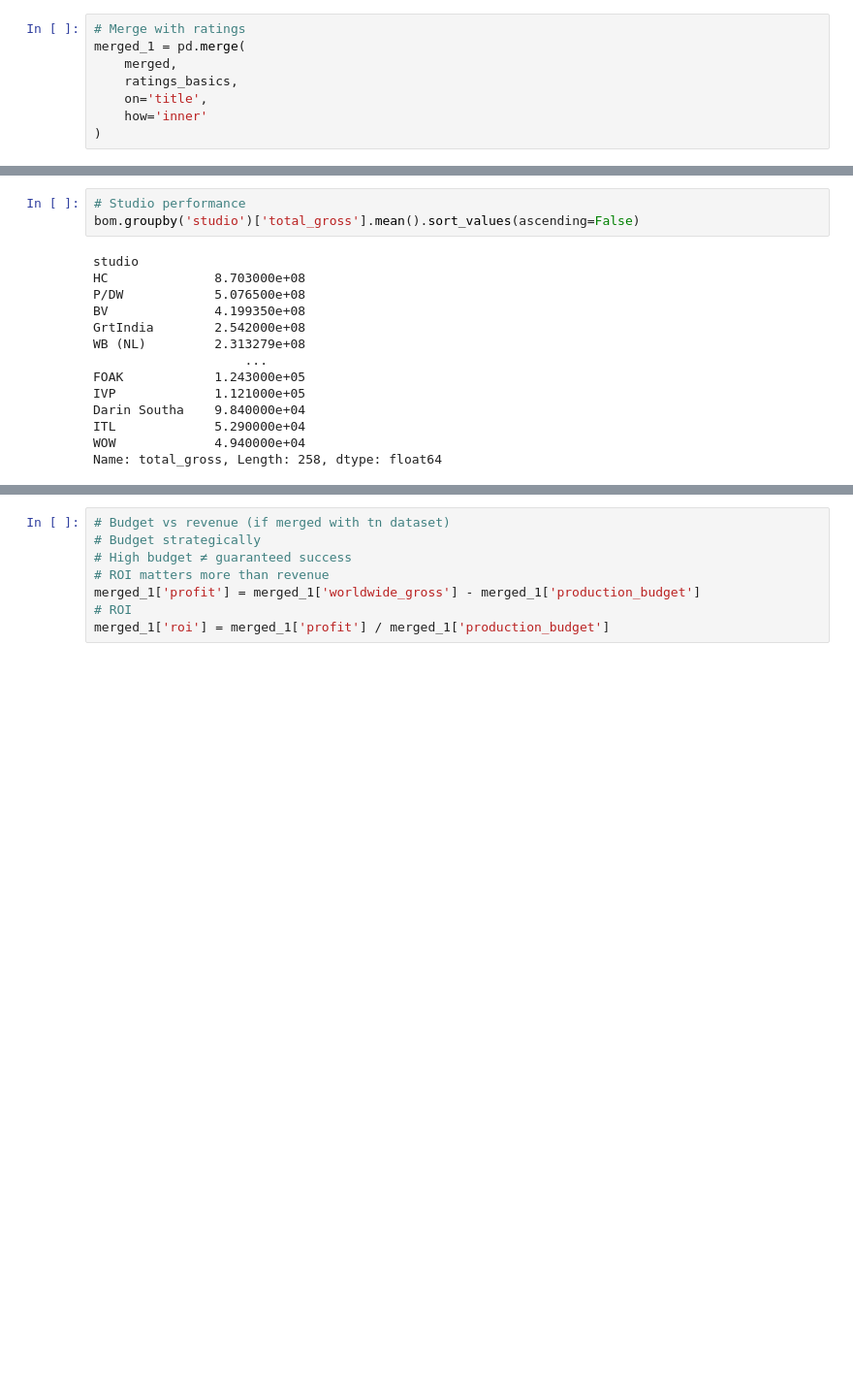
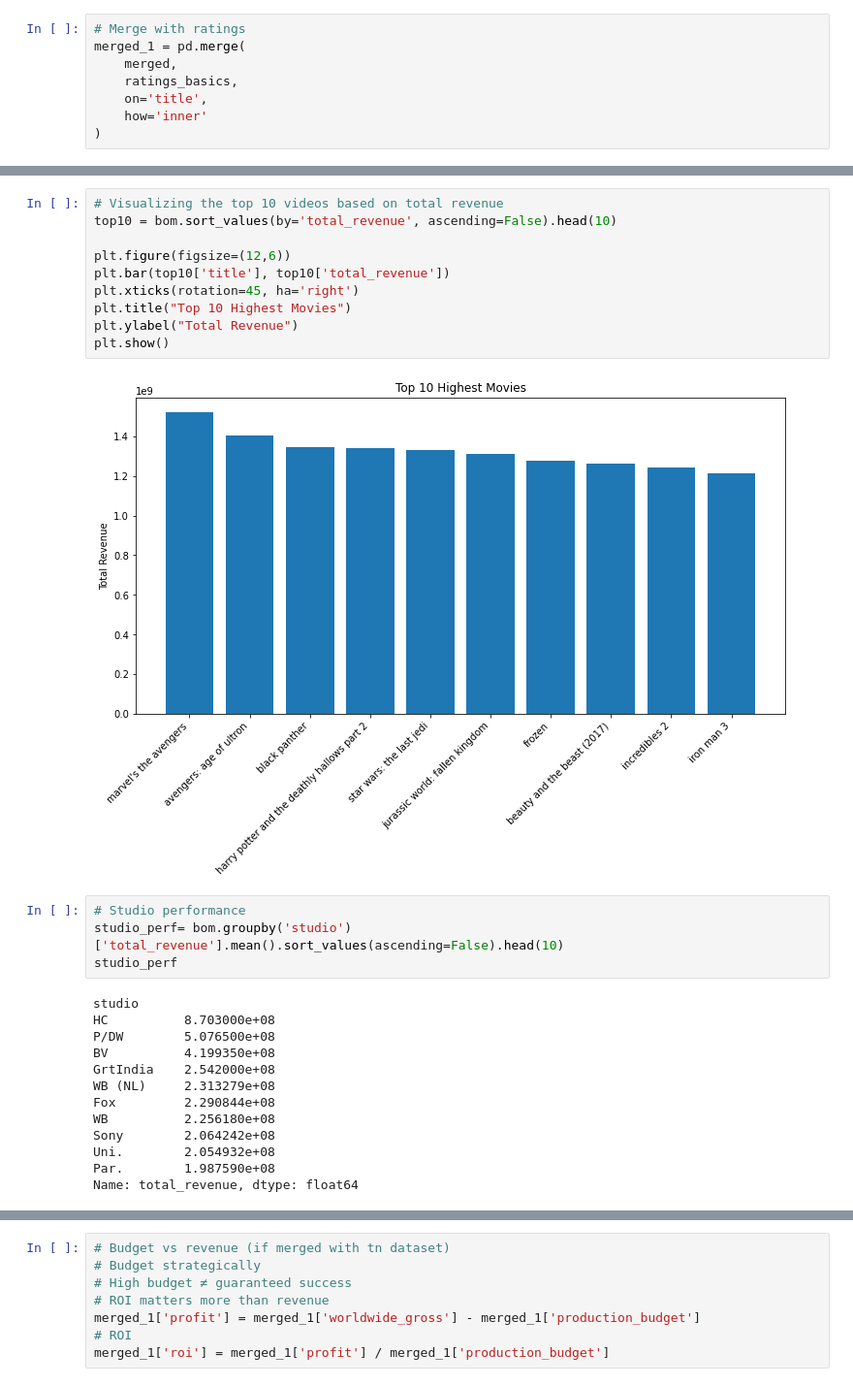
Before and after one commit to CharityNduati/movie-industry-strategic-analysis, a Jupyter notebook: project_phase_2.ipynb, the cells around one changed output, grey strips where cells are left out. Shown at 97% size. Cells and saved outputs as stored; diff of their text form; blank space fills up the shorter version.

```diff
--- a/project_phase_2.ipynb
+++ b/project_phase_2.ipynb
@@ -284,17 +297,29 @@ bom.sort_values('total_gross', ascending=False).head(10)
+# %%
+# Visualizing the top 10 videos based on total revenue
+top10 = bom.sort_values(by='total_revenue', ascending=False).head(10)
+
+plt.figure(figsize=(12,6))
+plt.bar(top10['title'], top10['total_revenue'])
+plt.xticks(rotation=45, ha='right')
+plt.title("Top 10 Highest Movies")
+plt.ylabel("Total Revenue")
+plt.show()
+# %% [output]
+[figure, added]
 # %%
 # Studio performance
-bom.groupby('studio')['total_gross'].mean().sort_values(ascending=False)
+studio_perf= bom.groupby('studio')['total_revenue'].mean().sort_values(ascending=False).head(10)
+studio_perf
 # %% [output]
 studio
-HC              8.703000e+08
-P/DW            5.076500e+08
-BV              4.199350e+08
-GrtIndia        2.542000e+08
-WB (NL)         2.313279e+08
-                    ...
-FOAK            1.243000e+05
-IVP             1.121000e+05
-Darin Southa    9.840000e+04
-ITL             5.290000e+04
-WOW             4.940000e+04
-Name: total_gross, Length: 258, dtype: float64
+HC          8.703000e+08
+P/DW        5.076500e+08
+BV          4.199350e+08
+GrtIndia    2.542000e+08
+WB (NL)     2.313279e+08
+Fox         2.290844e+08
+WB          2.256180e+08
+Sony        2.064242e+08
+Uni.        2.054932e+08
+Par.        1.987590e+08
+Name: total_revenue, dtype: float64
```
Also changed, not shown: parts of 10 cells of this notebook, 2 other files.
